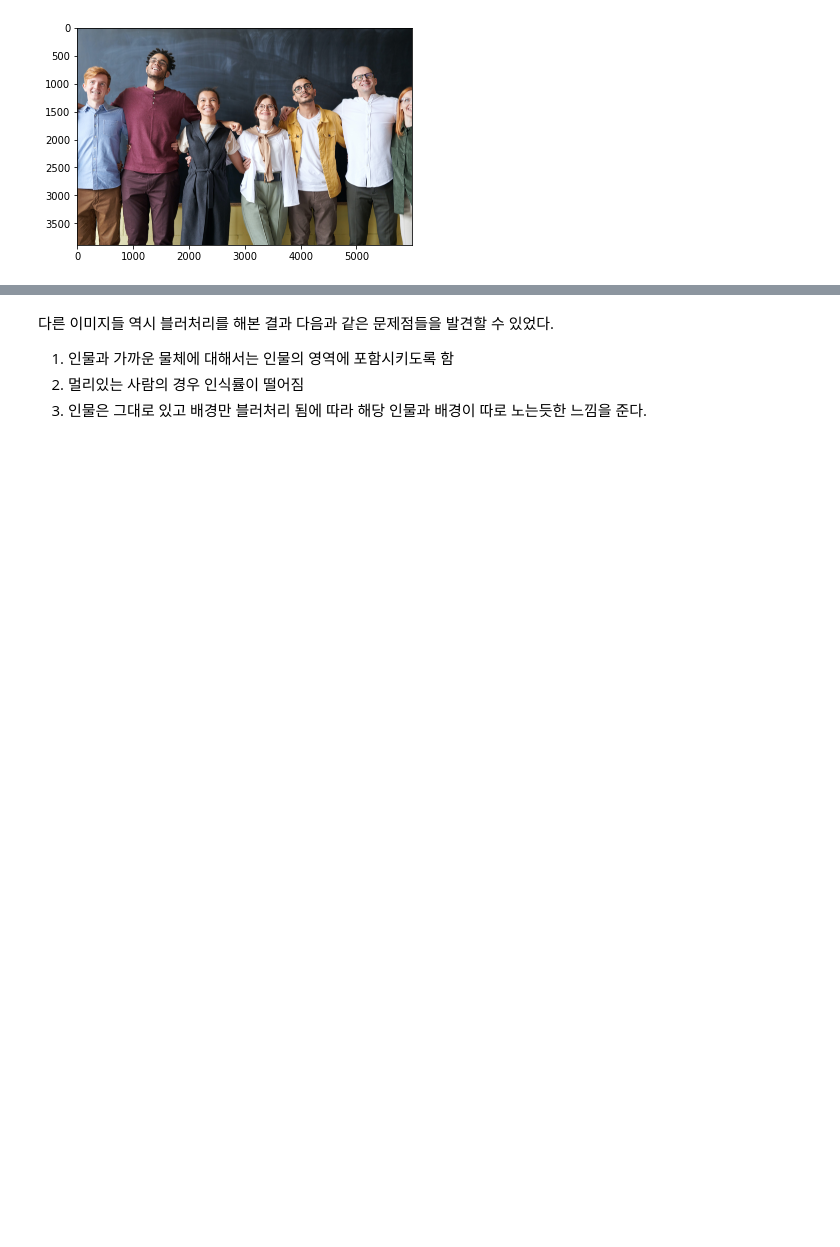
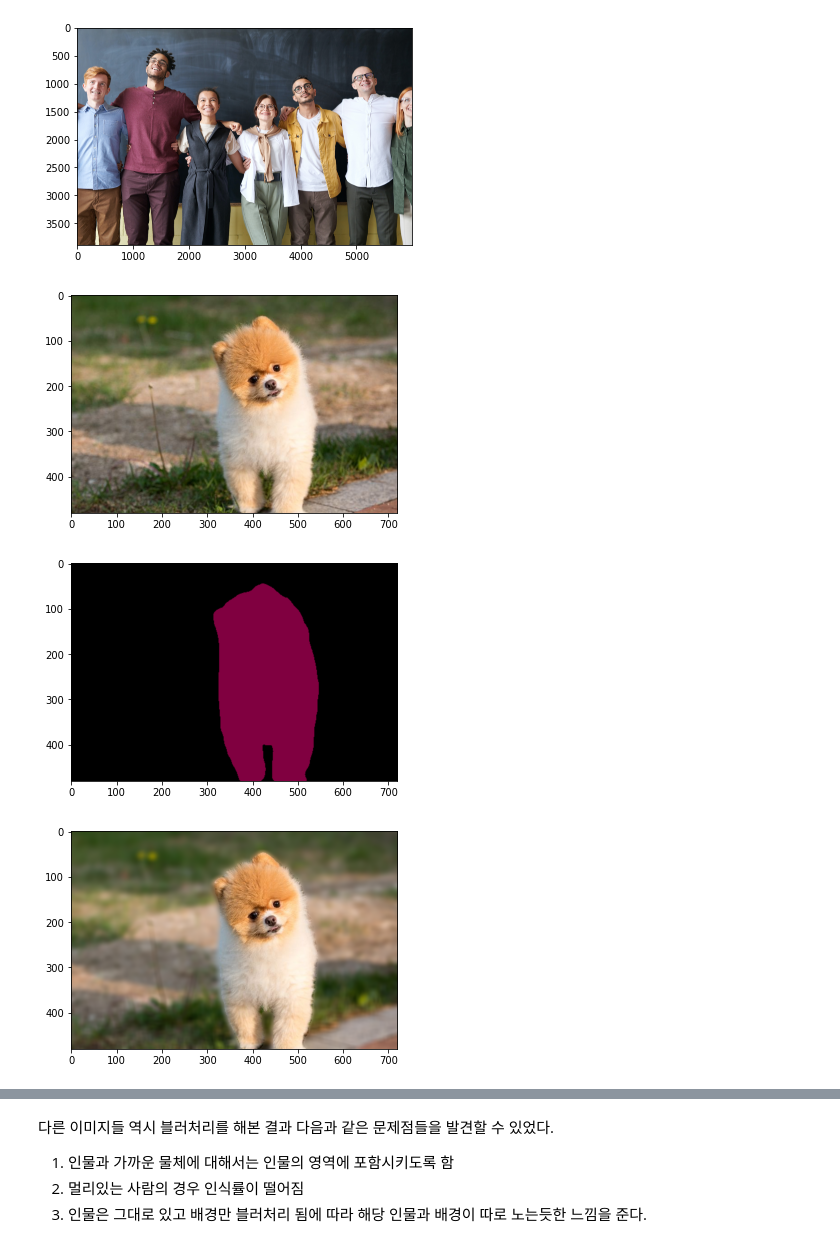
Before and after one commit to chroion/exploration, a Jupyter notebook: EP-09/EP-09.ipynb, the cells around one changed output, grey strips where cells are left out. Drawn from its saved outputs; the diff is of its cells as text; code cells hidden in the pictures; blank space fills up the shorter version.

```diff
--- a/EP-09/EP-09.ipynb
+++ b/EP-09/EP-09.ipynb
@@ -210,13 +210,19 @@ plt.show()
 
 그리고 다른 이미지들도 불러와서 똑같이 블러처리를 해보고 문제점을 확인해보도록 한다.
 # %%
-def blur_image(image,img_path):
+def blur_image(category,img_path):
     segvalues, output = model.segmentAsPascalvoc(img_path)
+    image = cv2.imread(img_path)
     plt.imshow(cv2.cvtColor(image, cv2.COLOR_BGR2RGB))
     plt.show()
     plt.imshow(output)
     plt.show()
-    seg_color = (128,128,192)
+
+    if category=="human":
+        seg_color = (128,128,192)
+    elif category=="dog":
+        seg_color = (128,0,64)
+
     seg_map = np.all(output==seg_color, axis=-1)
     img_show = image.copy()
     img_mask = seg_map.astype(np.uint8) * 255
@@ -264,3 +267,14 @@ plt.show()
 [figure]
 [figure]
 [figure]
+# %%
+img_path = os.getenv('HOME')+'/aiffel/human_segmentation/images/dog.jpg'
+blur_img_dog=blur_image("dog",img_path)
+
+
+plt.imshow(cv2.cvtColor(blur_img_dog, cv2.COLOR_BGR2RGB))
+plt.show()
+# %% [output]
+[figure, added]
+[figure, added]
+[figure, added]
```
Also changed, not shown: parts of 6 cells of this notebook, 2 other files.
